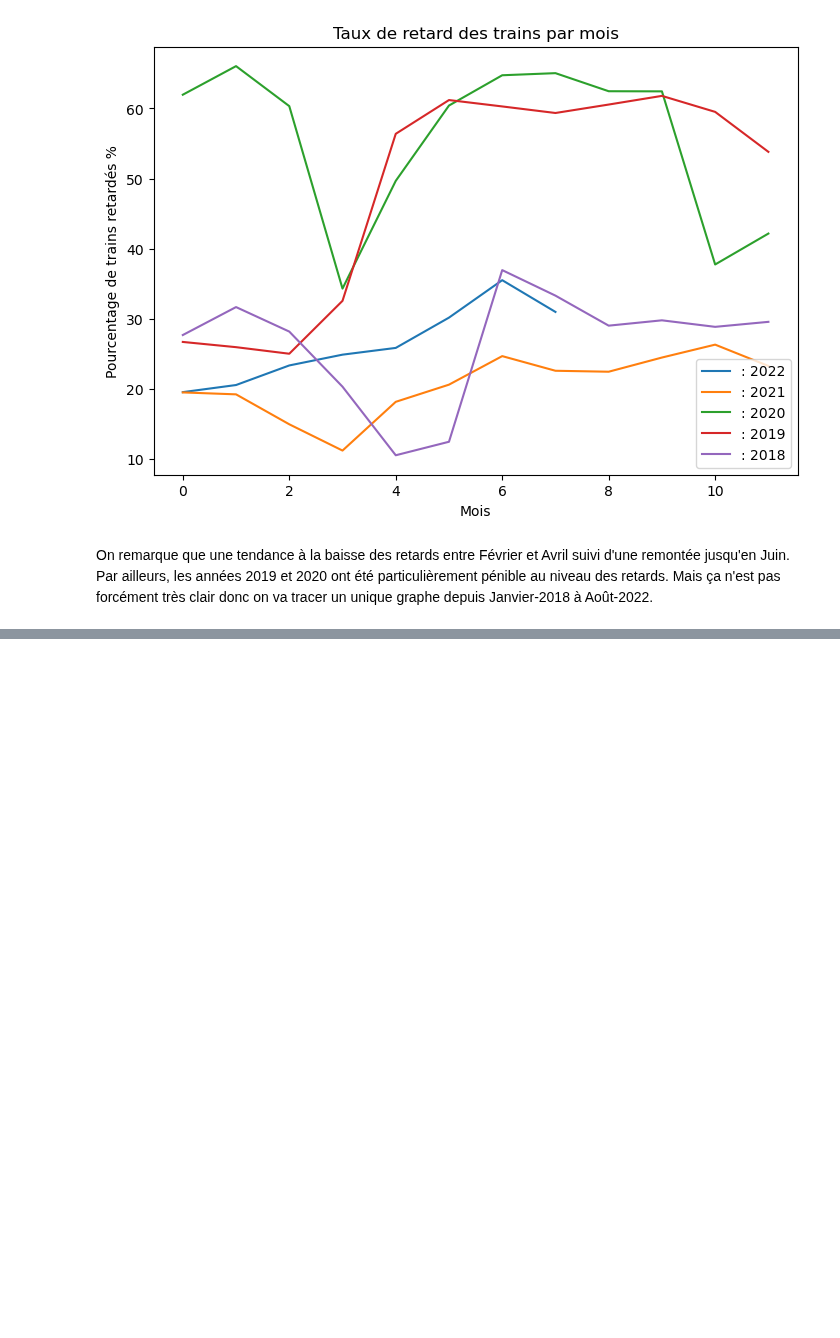
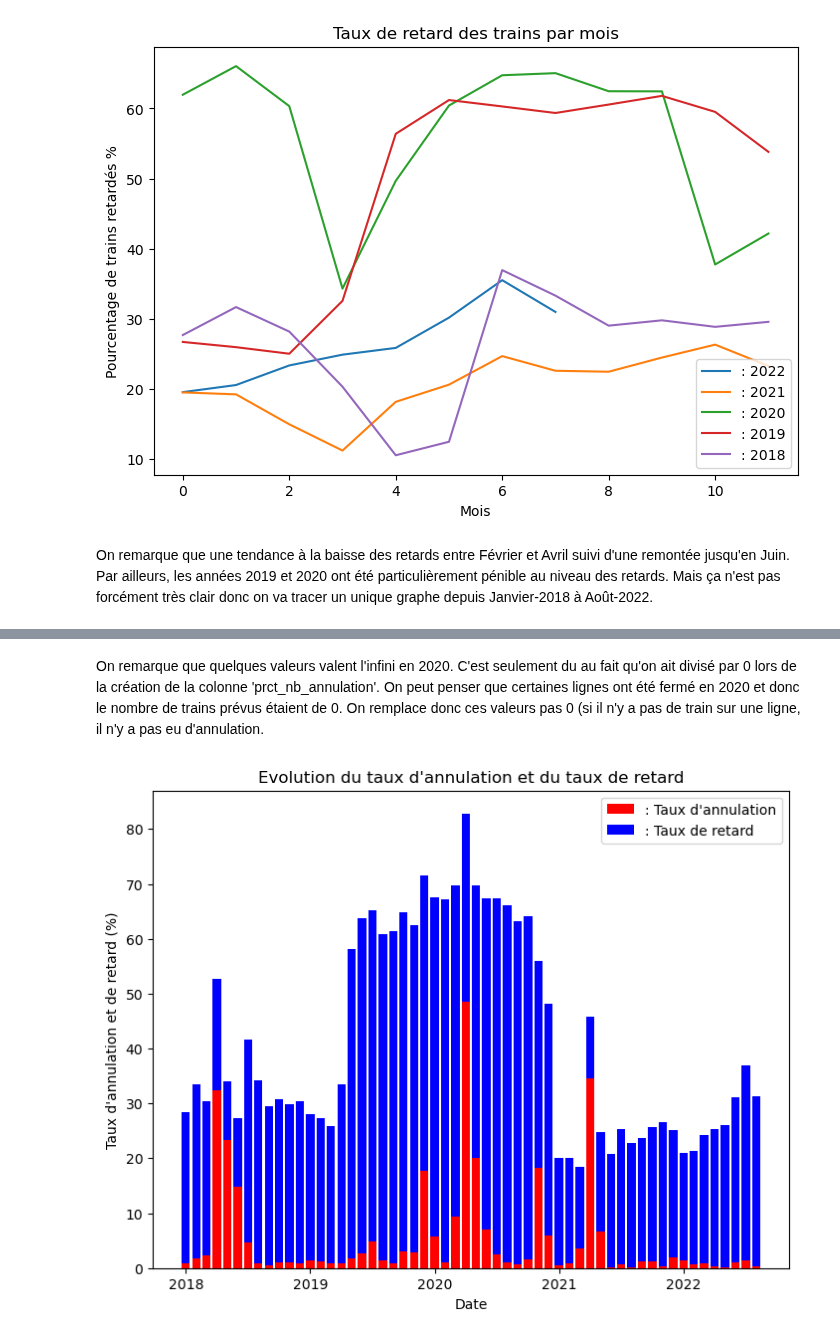
Before and after one commit to DiegoRenaud/Exercice, a Jupyter notebook: Analyse_retards.ipynb, the cells around one changed output, grey strips where cells are left out. Drawn from its saved outputs; the diff is of its cells as text; code cells hidden in the pictures; blank space fills up the shorter version.

Commit message:
Analyse retard + annulation

```diff
--- a/Analyse_retards.ipynb
+++ b/Analyse_retards.ipynb
@@ -134,0 +125,47 @@ On observe encore mieux l'effet cyclique des retards des trains. Au début de ch
+# %%
+df_annu_2019 = df_retards.loc[(df_retards['annee'] == 2019),['prct_nb_annulation','mois']]
+A_2019 = []
+for i in range(12):
+    df = df_annu_2019.loc[(df_annu_2019['mois'] == i+1),['prct_nb_annulation']]
+    x = np.mean(df['prct_nb_annulation'])
+    A_2019.append(x)
+# %% [markdown]
+On remarque que quelques valeurs valent l'infini en 2020. C'est seulement du au fait qu'on ait divisé par 0 lors de la création de la colonne 'prct_nb_annulation'. On peut penser que certaines lignes ont été fermé en 2020 et donc le nombre de trains prévus étaient de 0. On remplace donc ces valeurs pas 0 (si il n'y a pas de train sur une ligne, il n'y a pas eu d'annulation.
+# %%
+df_annu_2020 = df_retards.loc[(df_retards['annee'] == 2020),['prct_nb_annulation','mois']]
+df_annu_2020[df_annu_2020['prct_nb_annulation'] == np.inf] = 0
+A_2020 = []
+for i in range(12):
+    df = df_annu_2020.loc[(df_annu_2020['mois'] == i+1),['prct_nb_annulation']]
+    x = np.mean(df['prct_nb_annulation'])
+    A_2020.append(x)
+# %%
+df_annu_2021 = df_retards.loc[(df_retards['annee'] == 2021),['prct_nb_annulation','mois']]
+A_2021 = []
+for i in range(12):
+    df = df_annu_2021.loc[(df_annu_2021['mois'] == i+1),['prct_nb_annulation']]
+    x = np.mean(df['prct_nb_annulation'])
+    A_2021.append(x)
+# %%
+df_annu_2022 = df_retards.loc[(df_retards['annee'] == 2022),['prct_nb_annulation','mois']]
+A_2022 = []
+for i in range(8):
+    df = df_annu_2022.loc[(df_annu_2022['mois'] == i+1),['prct_nb_annulation']]
+    x = np.mean(df['prct_nb_annulation'])
+    A_2022.append(x)
+# %%
+A = A_2018 + A_2019 + A_2020 + A_2021 + A_2022
+ind = np.arange(len(A))
+width = 0.8
+fig = plt.figure()
+ax = fig.add_axes([0,0,1,1])
+ax.bar(ind, A, width, color='r')
+ax.bar(ind, R, width,bottom=A, color='b')
+ax.set_ylabel('Taux d\'annulation et de retard (%)')
+ax.set_xlabel('Date')
+ax.set_title('Evolution du taux d\'annulation et du taux de retard')
+ax.legend(labels=[': Taux d\'annulation', ': Taux de retard'])
+plt.xticks([0,12,24,36,48],['2018', '2019', '2020', '2021', '2022'])
+plt.show()
+# %% [output]
+[figure, added]
```
Also changed, not shown: parts of 11 cells of this notebook.
